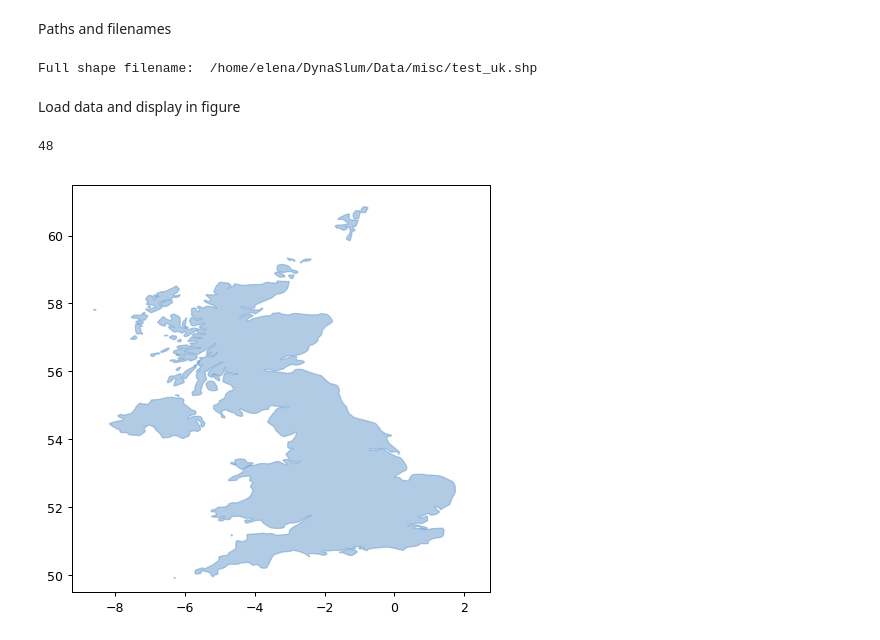
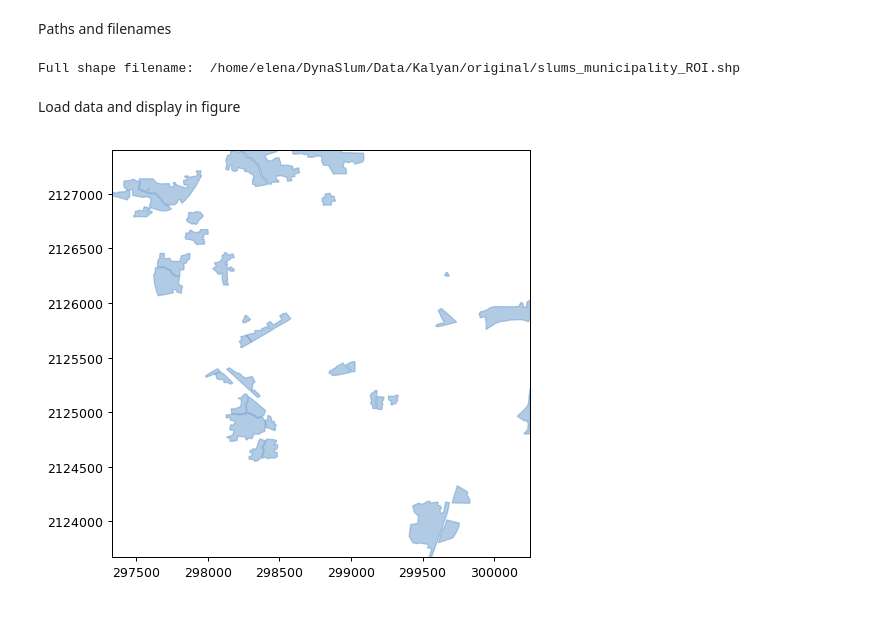
Before and after one commit to DynaSlum/satsense, a Jupyter notebook: Python/Notebooks/source_notebooks/JaccardIndexShapeFiles.ipynb, the cells around one changed output. Cells and saved outputs as stored; diff of their text form; code cells hidden in the pictures.

Commit message:
First version of a notebook for loading and displaying shape files - works for Kalyan slums with hard coded extents

```diff
--- a/Python/Notebooks/source_notebooks/JaccardIndexShapeFiles.ipynb
+++ b/Python/Notebooks/source_notebooks/JaccardIndexShapeFiles.ipynb
@@ -17,38 +17,41 @@ from descartes import PolygonPatch
 Paths and filenames
 # %%
 # data paths
-#TRUTH_SHAPE_PATH = "/home/elena/DynaSlum/Data/Kalyan/original/"
-TRUTH_SHAPE_PATH = "/home/elena/DynaSlum/Data/misc/"
+TRUTH_SHAPE_PATH = "/home/elena/DynaSlum/Data/Kalyan/original/"
+#TRUTH_SHAPE_PATH = "/home/elena/DynaSlum/Data/misc/"
 
 # masks filename
-#slums_shape_fname = "slums_municipality_ROI.shp"
+slums_shape_fname = "slums_municipality_ROI.shp"
 #slums_shape_fname = "coutwildrnp.shp"
-slums_shape_fname = "test_uk.shp"
+#slums_shape_fname = "test_uk.shp"
 
 # masks full filenames
 truth_slums_shape_fullfname = os.path.join(TRUTH_SHAPE_PATH, slums_shape_fname)
 
 print("Full shape filename: ", truth_slums_shape_fullfname)
 # %% [output]
-Full shape filename:  /home/elena/DynaSlum/Data/misc/test_uk.shp
+Full shape filename:  /home/elena/DynaSlum/Data/Kalyan/original/slums_municipality_ROI.shp
 # %% [markdown]
 Load data and display in figure
 # %%
 BLUE = '#6699cc'
 fig = plt.figure(1, figsize=(6, 6), dpi=90)
 ax = fig.add_subplot(111)
-with fiona.open(truth_slums_shape_fullfname, "r") as f:
-    print(len(f))
+#with fiona.open(truth_slums_shape_fullfname, "r") as f:
+#    print(len(f))
 with ficol(truth_slums_shape_fullfname, "r") as input:
     for f in input:
         #print(f)
         ax.add_patch(
             PolygonPatch(
                 f['geometry'], fc=BLUE, ec=BLUE, alpha=0.5 ))
-ax.set_xlim(-9.25, 2.75)
-ax.set_ylim(49.5, 61.5)
+ax.set_xlim(297329, 300252)
+ax.set_ylim(2123672, 2127405)
+#ax.set_xlim(-114, -105)
+#ax.set_ylim(37.1, 42)
+#ax.set_xlim(-8.65, 1.75)
+#ax.set_ylim(49.9, 60.85)
+
 plt.show()
-# fig.savefig('test_uk.png')
 # %% [output]
-48
-[figure, old version]
+[figure, new version]
```
Also changed, not shown: parts of 1 cell of this notebook.
